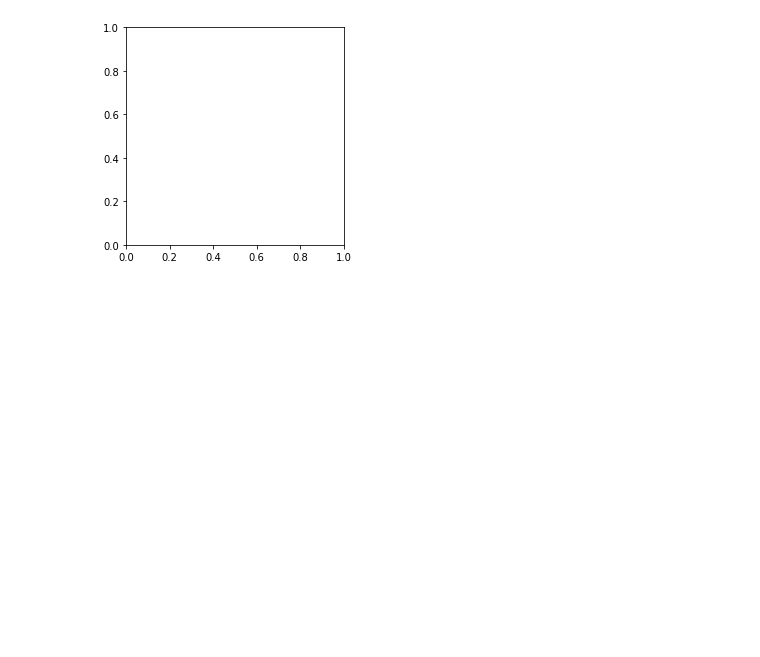
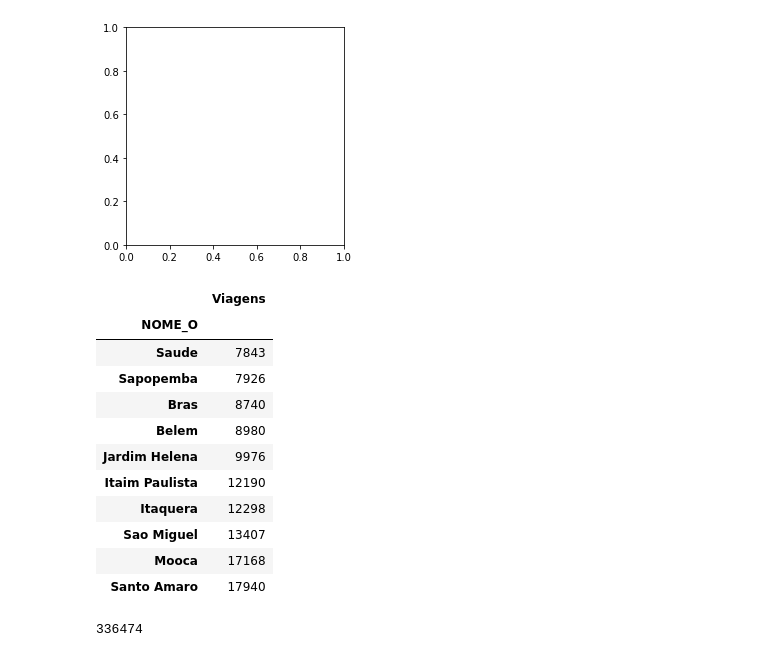
Before and after one commit to ezambomsantana/analise_od, a Jupyter notebook: notebook/Bike Analysis.ipynb, the cells around one changed output. Drawn from its saved outputs; the diff is of its cells as text; code cells hidden in the pictures; blank space fills up the shorter version.

```diff
--- a/notebook/Bike Analysis.ipynb
+++ b/notebook/Bike Analysis.ipynb
@@ -445,3 +445,35 @@ plt.savefig(folder_images_maps + 'quantidade_bike.png', bbox_inches='tight', pad
 [96 rows x 5 columns]
 KeyError: 'FE_VIA'
 [figure]
+# %%
+flows = pd.read_csv("../src/flows_public.csv", encoding='latin-1')
+lines = []
+viagens = []
+
+flows = flows.set_index('index')
+
+flows = flows.join(data17, lsuffix='_left', rsuffix='_right')
+
+distri = flows[['NOME_O', 'FE_VIA']].groupby(['NOME_O']).sum().sort_values(by=['FE_VIA']).reset_index()
+distri.columns = ['NOME_O', 'FE_VIA_CARRO']
+distri = distri.set_index('NOME_O')
+distri['FE_VIA_CARRO'] = distri['FE_VIA_CARRO'].astype(int)
+distri.columns = ['Viagens']
+distri.tail(10)
+# %% [output]
+|  | Viagens |
+| NOME_O |  |
+| Saude | 7843 |
+| Sapopemba | 7926 |
+| Bras | 8740 |
+| Belem | 8980 |
+| Jardim Helena | 9976 |
+| Itaim Paulista | 12190 |
+| Itaquera | 12298 |
+| Sao Miguel | 13407 |
+| Mooca | 17168 |
+| Santo Amaro | 17940 |
+# %%
+distri['Viagens'].sum()
+# %% [output]
+336474
```
Also changed, not shown: parts of 2 cells of this notebook.
